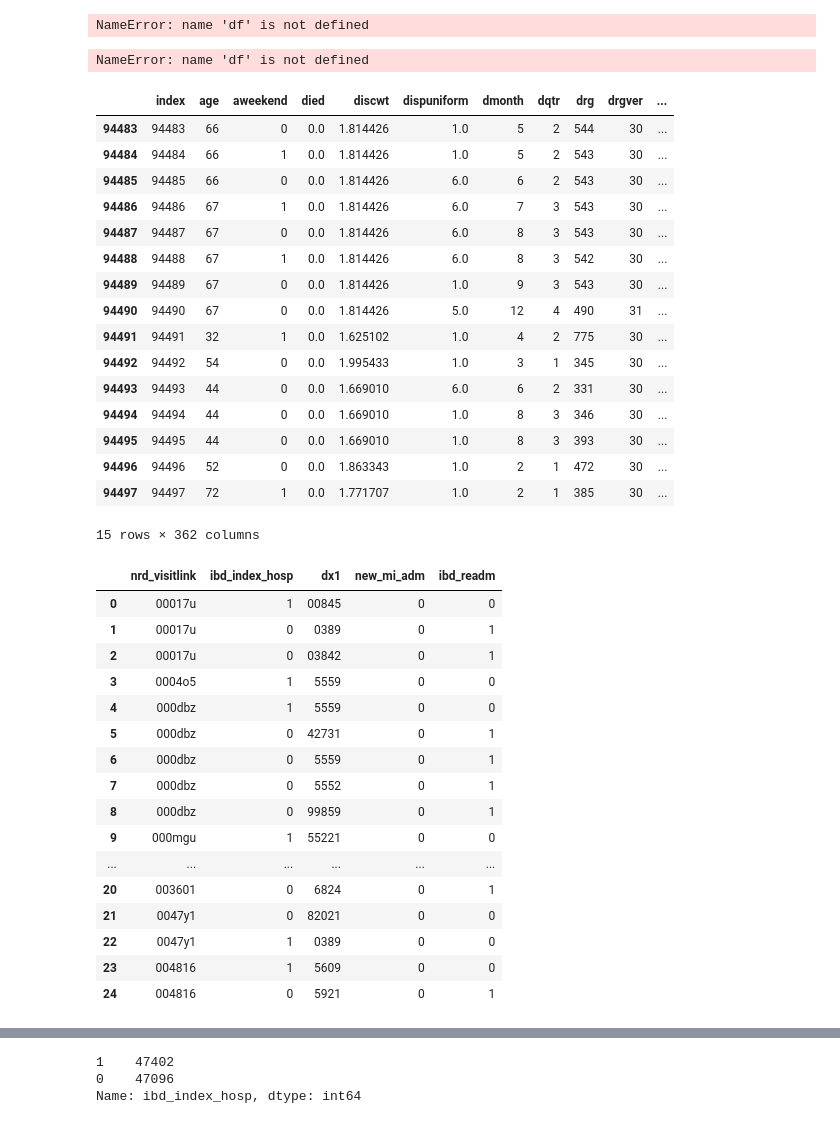
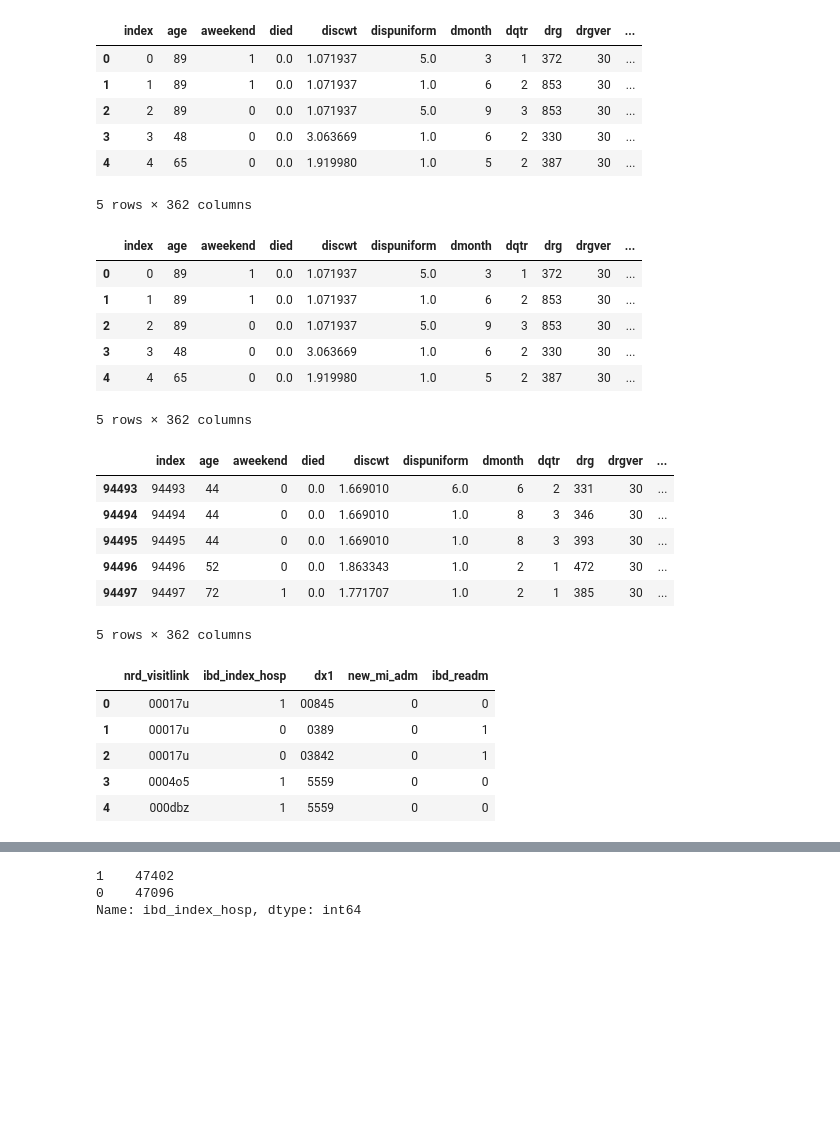
Before and after one commit to jgabunilas/IBD-final-project, a Jupyter notebook: NRD 2013 - machine learning (nghia).ipynb, the cells around one changed output, grey strips where cells are left out. Drawn from its saved outputs; the diff is of its cells as text; code cells hidden in the pictures; blank space fills up the shorter version.

```diff
--- a/NRD 2013 - machine learning (nghia).ipynb
+++ b/NRD 2013 - machine learning (nghia).ipynb
@@ -19,40 +58,42 @@ print(df.columns.values)
 # %%
-# Check the top 15 rows
-df.head(15)
+# Check the top 5 rows
+df.head(5)
 # %% [output]
+|  | index | age | aweekend | died | discwt | dispuniform | dmonth | dqtr | drg | drgver | ... |
+| 0 | 0 | 89 | 1 | 0.0 | 1.071937 | 5.0 | 3 | 1 | 372 | 30 | ... |
+| 1 | 1 | 89 | 1 | 0.0 | 1.071937 | 1.0 | 6 | 2 | 853 | 30 | ... |
+| 2 | 2 | 89 | 0 | 0.0 | 1.071937 | 5.0 | 9 | 3 | 853 | 30 | ... |
+| 3 | 3 | 48 | 0 | 0.0 | 3.063669 | 1.0 | 6 | 2 | 330 | 30 | ... |
+| 4 | 4 | 65 | 0 | 0.0 | 1.919980 | 1.0 | 5 | 2 | 387 | 30 | ... |
-NameError: name 'df' is not defined
+5 rows × 362 columns
 # %%
 # Make a copy of the dataframe
 df_copy = df.copy()
-df_copy.head(15)
+df_copy.head()
 # %% [output]
+|  | index | age | aweekend | died | discwt | dispuniform | dmonth | dqtr | drg | drgver | ... |
+| 0 | 0 | 89 | 1 | 0.0 | 1.071937 | 5.0 | 3 | 1 | 372 | 30 | ... |
+| 1 | 1 | 89 | 1 | 0.0 | 1.071937 | 1.0 | 6 | 2 | 853 | 30 | ... |
+| 2 | 2 | 89 | 0 | 0.0 | 1.071937 | 5.0 | 9 | 3 | 853 | 30 | ... |
+| 3 | 3 | 48 | 0 | 0.0 | 3.063669 | 1.0 | 6 | 2 | 330 | 30 | ... |
+| 4 | 4 | 65 | 0 | 0.0 | 1.919980 | 1.0 | 5 | 2 | 387 | 30 | ... |
-NameError: name 'df' is not defined
+5 rows × 362 columns
 # %%
 # Check the back end of the data
-df_copy.tail(15)
+df_copy.tail()
 # %% [output]
 |  | index | age | aweekend | died | discwt | dispuniform | dmonth | dqtr | drg | drgver | ... |
-| 94483 | 94483 | 66 | 0 | 0.0 | 1.814426 | 1.0 | 5 | 2 | 544 | 30 | ... |
-| 94484 | 94484 | 66 | 1 | 0.0 | 1.814426 | 1.0 | 5 | 2 | 543 | 30 | ... |
-| 94485 | 94485 | 66 | 0 | 0.0 | 1.814426 | 6.0 | 6 | 2 | 543 | 30 | ... |
-| 94486 | 94486 | 67 | 1 | 0.0 | 1.814426 | 6.0 | 7 | 3 | 543 | 30 | ... |
-| 94487 | 94487 | 67 | 0 | 0.0 | 1.814426 | 6.0 | 8 | 3 | 543 | 30 | ... |
-| 94488 | 94488 | 67 | 1 | 0.0 | 1.814426 | 6.0 | 8 | 3 | 542 | 30 | ... |
-| 94489 | 94489 | 67 | 0 | 0.0 | 1.814426 | 1.0 | 9 | 3 | 543 | 30 | ... |
-| 94490 | 94490 | 67 | 0 | 0.0 | 1.814426 | 5.0 | 12 | 4 | 490 | 31 | ... |
-| 94491 | 94491 | 32 | 1 | 0.0 | 1.625102 | 1.0 | 4 | 2 | 775 | 30 | ... |
-| 94492 | 94492 | 54 | 0 | 0.0 | 1.995433 | 1.0 | 3 | 1 | 345 | 30 | ... |
 | 94493 | 94493 | 44 | 0 | 0.0 | 1.669010 | 6.0 | 6 | 2 | 331 | 30 | ... |
 | 94494 | 94494 | 44 | 0 | 0.0 | 1.669010 | 1.0 | 8 | 3 | 346 | 30 | ... |
 | 94495 | 94495 | 44 | 0 | 0.0 | 1.669010 | 1.0 | 8 | 3 | 393 | 30 | ... |
 | 94496 | 94496 | 52 | 0 | 0.0 | 1.863343 | 1.0 | 2 | 1 | 472 | 30 | ... |
 | 94497 | 94497 | 72 | 1 | 0.0 | 1.771707 | 1.0 | 2 | 1 | 385 | 30 | ... |
-15 rows × 362 columns
+5 rows × 362 columns
 # %%
 # Check the data
 # Looks like the ibd_readm variables contains "NA" values
 
-df_copy[['nrd_visitlink','ibd_index_hosp', 'dx1', 'new_mi_adm', 'ibd_readm']].head(25)
+df_copy[['nrd_visitlink','ibd_index_hosp', 'dx1', 'new_mi_adm', 'ibd_readm']].head()
 # %% [output]
 |  | nrd_visitlink | ibd_index_hosp | dx1 | new_mi_adm | ibd_readm |
 | 0 | 00017u | 1 | 00845 | 0 | 0 |
@@ -60,17 +101,6 @@ df_copy[['nrd_visitlink','ibd_index_hosp', 'dx1', 'new_mi_adm', 'ibd_readm']].he
 | 2 | 00017u | 0 | 03842 | 0 | 1 |
 | 3 | 0004o5 | 1 | 5559 | 0 | 0 |
 | 4 | 000dbz | 1 | 5559 | 0 | 0 |
-| 5 | 000dbz | 0 | 42731 | 0 | 1 |
-| 6 | 000dbz | 0 | 5559 | 0 | 1 |
-| 7 | 000dbz | 0 | 5552 | 0 | 1 |
-| 8 | 000dbz | 0 | 99859 | 0 | 1 |
-| 9 | 000mgu | 1 | 55221 | 0 | 0 |
-| ... | ... | ... | ... | ... | ... |
-| 20 | 003601 | 0 | 6824 | 0 | 1 |
-| 21 | 0047y1 | 0 | 82021 | 0 | 0 |
-| 22 | 0047y1 | 1 | 0389 | 0 | 0 |
-| 23 | 004816 | 1 | 5609 | 0 | 0 |
-| 24 | 004816 | 0 | 5921 | 0 | 1 |
 # %%
 # # Recoding the ibd_readm outcome variable
 # readm_set = set()
```
Also changed, not shown: parts of 35 cells of this notebook, 1 other file.
